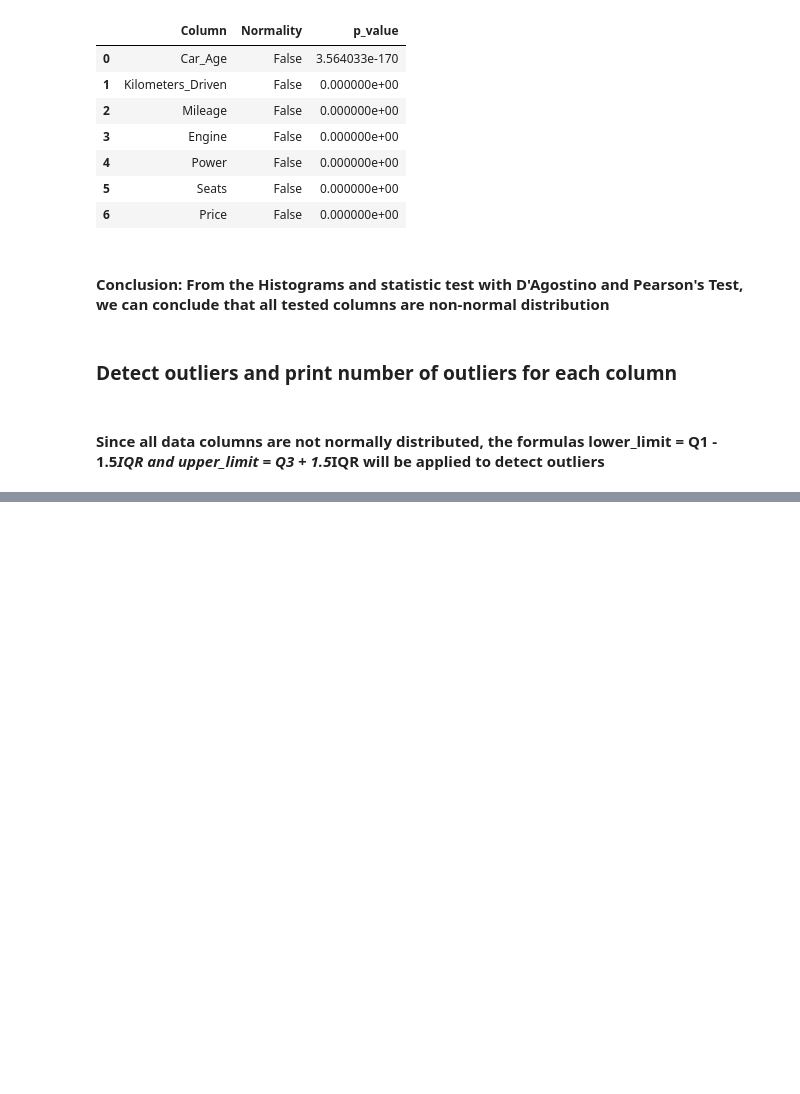
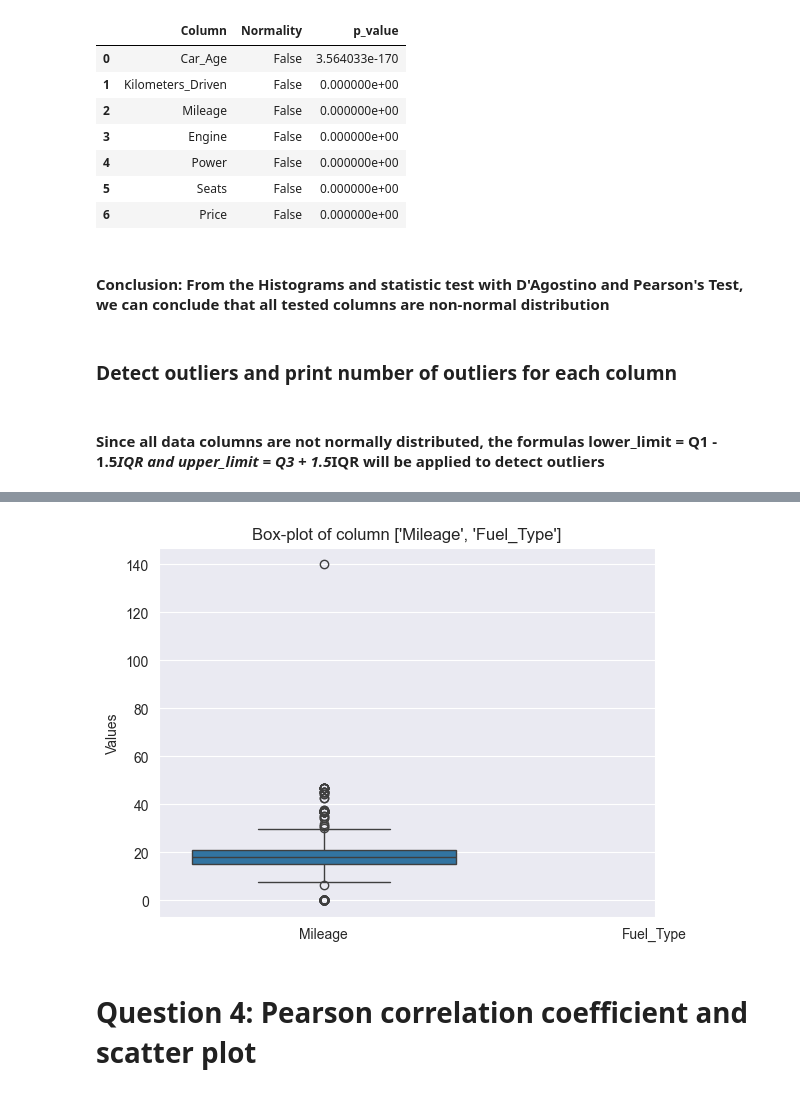
Before and after one commit to thuyluu9595/CMPE-255, a Jupyter notebook: Assignment01.ipynb, the cells around one changed output, grey strips where cells are left out. Drawn from its saved outputs; the diff is of its cells as text; code cells hidden in the pictures; blank space fills up the shorter version.

```diff
--- a/Assignment01.ipynb
+++ b/Assignment01.ipynb
@@ -291,0 +376,7 @@ normality_test_result.head(len(column_list))
+# %%
+# Draw box-plot for Mileage and Fuel_Type
+draw_boxplot(df, ['Mileage', 'Fuel_Type'])
+# %% [output]
+[figure, added]
+# %% [markdown]
+# Question 4: Pearson correlation coefficient and scatter plot
```
Also changed, not shown: parts of 5 cells of this notebook.
